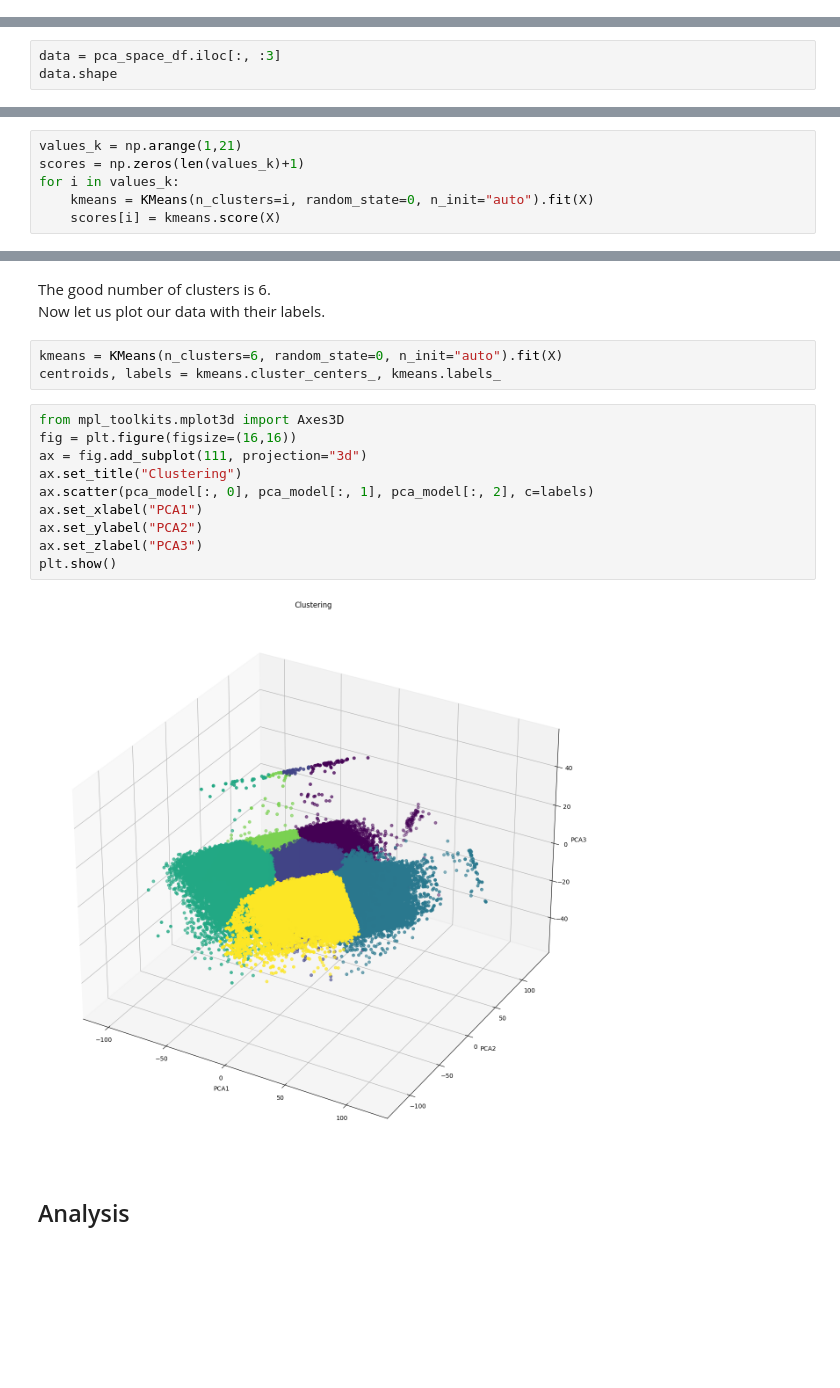
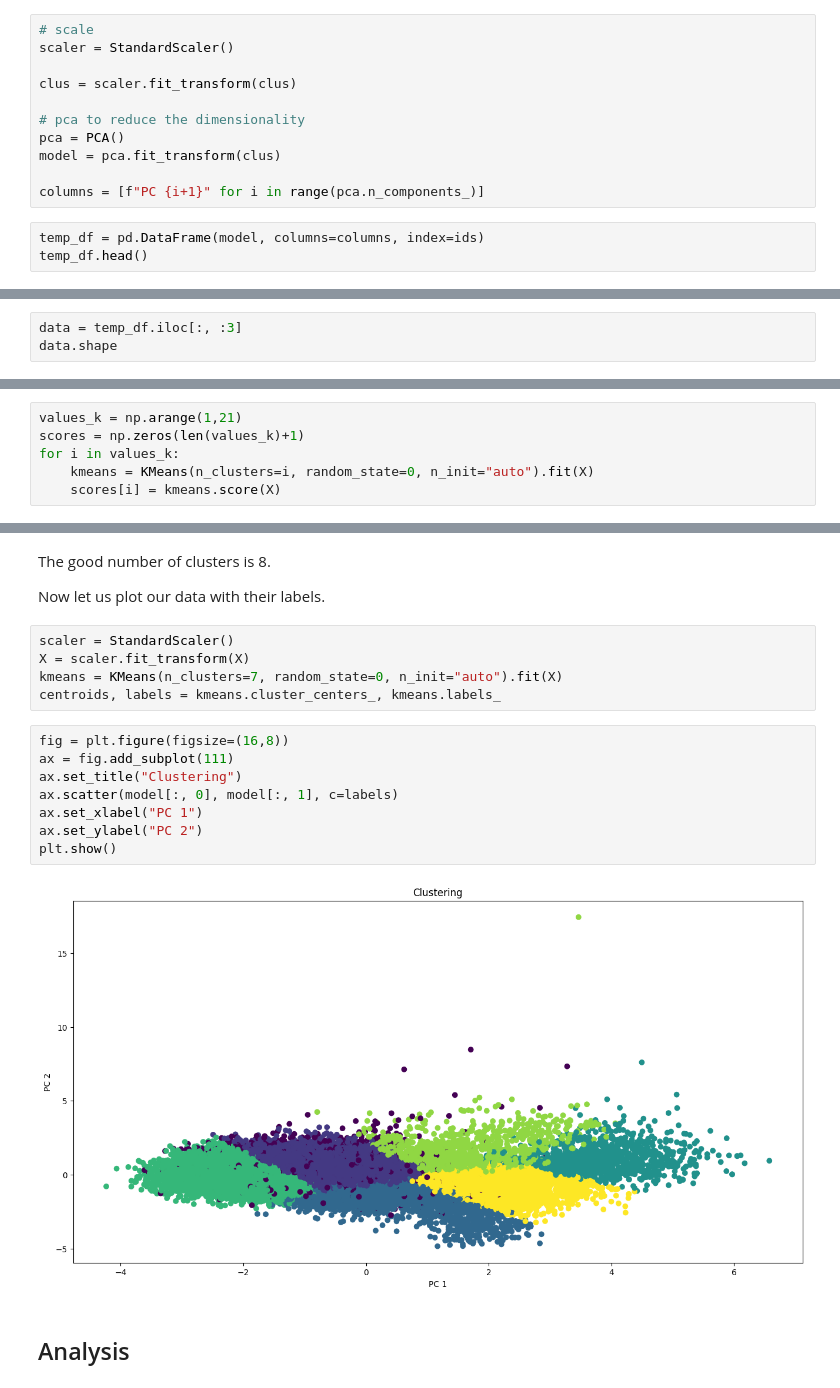
Before and after one commit to Manuela-AYO/DAProject2022, a Jupyter notebook: spotifyAnalysis.ipynb, the cells around one changed output, grey strips where cells are left out. Cells and saved outputs as stored; diff of their text form; blank space fills up the shorter version.

```diff
--- a/spotifyAnalysis.ipynb
+++ b/spotifyAnalysis.ipynb
@@ -1667,0 +1804,14 @@ from sklearn.cluster import KMeans
+# %%
+# scale
+scaler = StandardScaler()
+
+clus = scaler.fit_transform(clus)
+
+# pca to reduce the dimensionality
+pca = PCA()
+model = pca.fit_transform(clus)
+
+columns = [f"PC {i+1}" for i in range(pca.n_components_)]
+# %%
+temp_df = pd.DataFrame(model, columns=columns, index=ids)
+temp_df.head()
@@ -1668,4 +1828,4 @@ from sklearn.cluster import KMeans
 # %%
-data = pca_space_df.iloc[:, :3]
+data = temp_df.iloc[:, :3]
 data.shape
 # %% [output]
@@ -1687,20 +1847,21 @@ plt.show()
 # %% [markdown]
-The good number of clusters is 6. \
+The good number of clusters is 8.
+
 Now let us plot our data with their labels.
 # %%
-kmeans = KMeans(n_clusters=6, random_state=0, n_init="auto").fit(X)
+scaler = StandardScaler()
+X = scaler.fit_transform(X)
+kmeans = KMeans(n_clusters=7, random_state=0, n_init="auto").fit(X)
 centroids, labels = kmeans.cluster_centers_, kmeans.labels_
 # %%
-from mpl_toolkits.mplot3d import Axes3D
-fig = plt.figure(figsize=(16,16))
-ax = fig.add_subplot(111, projection="3d")
+fig = plt.figure(figsize=(16,8))
+ax = fig.add_subplot(111)
 ax.set_title("Clustering")
-ax.scatter(pca_model[:, 0], pca_model[:, 1], pca_model[:, 2], c=labels)
-ax.set_xlabel("PCA1")
-ax.set_ylabel("PCA2")
-ax.set_zlabel("PCA3")
+ax.scatter(model[:, 0], model[:, 1], c=labels)
+ax.set_xlabel("PC 1")
+ax.set_ylabel("PC 2")
 plt.show()
 # %% [output]
-[figure, old version]
+[figure, new version]
 # %% [markdown]
 ## Analysis
```
Also changed, not shown: parts of 48 cells of this notebook.
